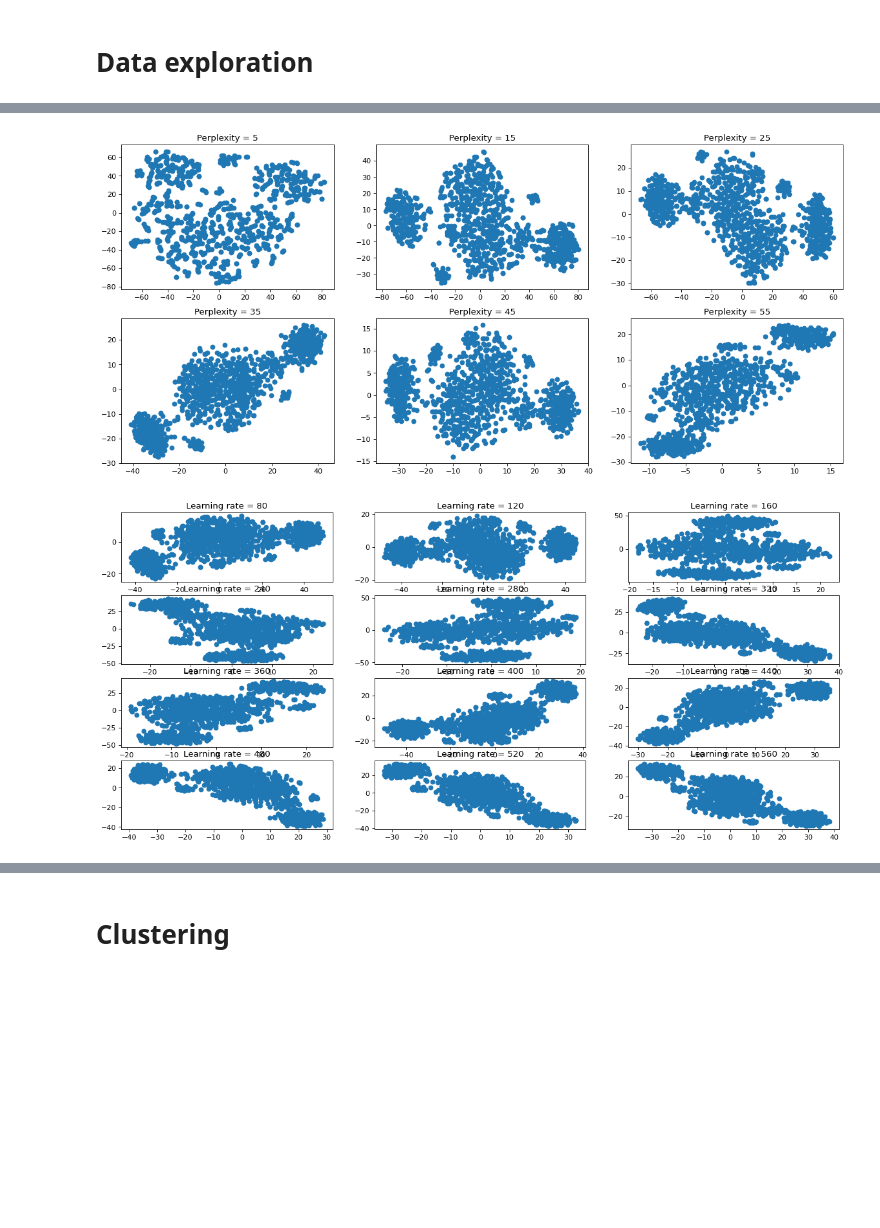
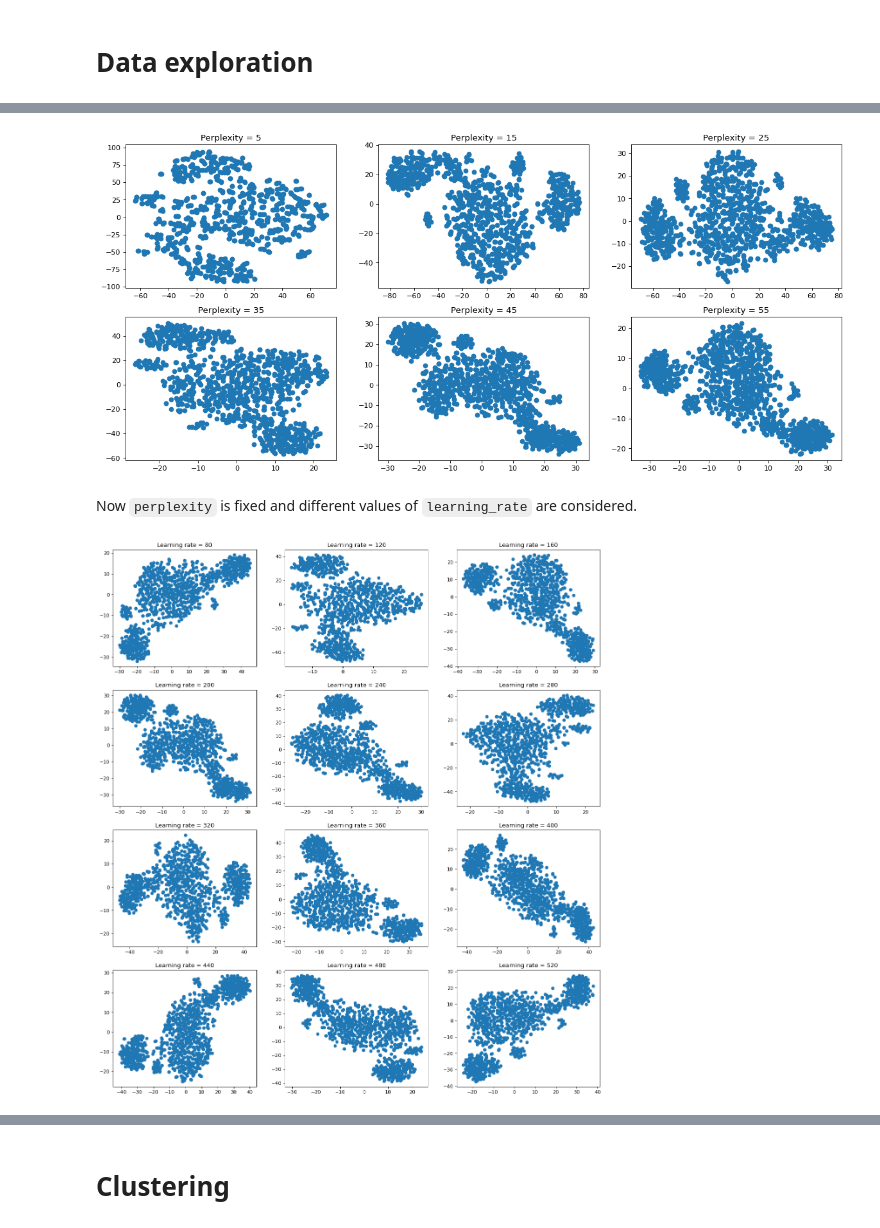
Before and after one commit to VenturelliMatteo/Clients-Clustering, a Jupyter notebook: Clustering.ipynb, the cells around one changed output, grey strips where cells are left out. Saved outputs shown, nothing was run; the diff lists cells and outputs as text; code cells hidden in the pictures; blank space fills up the shorter version.

```diff
--- a/Clustering.ipynb
+++ b/Clustering.ipynb
@@ -50,13 +64,22 @@ Defining the function to compute the distance: <code>hamming</code> for categori
 from scipy.spatial.distance import cdist
 
 def mixed_distance(A, B):
-    nFeat = 28
-    nCat = 16
+    nFeatures = 28      # total number of features (i.e. total number of columns of the array)
+    nOneHot = 16        # number of one-hot encoded features (columns of the array with possible values 0/1)
+    nCategorical = 5    # number of categorical features before one-hot encoding, used in the weighted sum to evaluate the distance
+
+    # reshaping is needed in order for the function to work
     A = A.reshape(1,-1)
     B = B.reshape(1,-1)
-    dCat = cdist(A[:, :nCat], B[:, :nCat], 'hamming')
-    dNum = cdist(A[:, nCat:], B[:, nCat:], 'cityblock')
-    wCat = float(nCat) / (float(nFeat))
-    d = wCat * dCat + (1 - wCat) * dNum
-    return d
+
+    # computing the hamming distance for one-hot columns and cityblock (L1) distance for numerical columns
+    dCategorical = cdist(A[:, :nOneHot], B[:, :nOneHot], 'hamming')
+    dNumeric = cdist(A[:, nOneHot:], B[:, nOneHot:], 'cityblock')
+
+    # computing the weight associated to categorical features (number of categorical features divided by total number of features)
+    wCategorical = float(nCategorical) / (float(nFeatures))
+
+    # computing the distance as the weighted sum of hamming and L1 distances
+    distance = wCategorical * dCategorical + (1 - wCategorical) * dNumeric
+    return distance
 # %% [markdown]
@@ -70,63 +96,84 @@ and apply tSNE with different learning rates.
 # %%
 from sklearn.manifold import TSNE
 
-# usual values for perplexity are in the range (5, 50) so we define a range (5, 55) with step = 10
+# usual values for perplexity are in the range (5, 50) so we define a range (5, 55) with step size = 10
 initial_perplexity = 5
 final_perplexity = 55
 step = 10
+perplexity_vector = np.arange(initial_perplexity, final_perplexity + step, step)
 
-learning_rate = 200 #default value
-dimensions = 2
+learning_rate = 200   # default value
+dimensions = 2        # output dimensionality
 
-# defining the matplotlib object that contains multiple plots
-fig, axes = plt.subplots(2, 3, figsize=(18,8), dpi=80)
+# defining rows and columns of the subplots, then defining the matplotlib object to contain multiple plots
 row = 0
 column = 0
+max_rows = 2
+max_columns = 3
+fig, axes = plt.subplots(max_rows, max_columns, figsize=(18,8), dpi=80)
 
-# for each perplexity value we apply tsne and plot the results
-for perplexity in range(initial_perplexity, final_perplexity + 1, step):
+# for each perplexity value we apply t-sne and plot the results
+for perplexity in perplexity_vector:
   tsne = TSNE(n_components=dimensions,
               perplexity=perplexity,
               learning_rate=learning_rate,
-              metric=mixed_distance,
+              metric=mixed_distance,        # the metric used is the custom mixed_distance
               random_state=seed)
+
+  # using fit_transform to apply the transformation on the data and store the new representation in X_tsne
   X_tsne = tsne.fit_transform(data)
+
+  # defining the subplot to plot data on
   ax = axes[row][column]
+
+  # plotting the data in a scatterplot
   ax.scatter(X_tsne[:, 0], X_tsne[:, 1])
   ax.set_title(f'Perplexity = {perplexity}')
+
+  # updating column and row values
   column = column + 1
-  if column % 3 == 0:
+  if column % max_columns == 0:
     column = 0
     row = row + 1
 # %% [output]
-[figure, old version]
+[figure, new version]
+# %% [markdown]
+Now <code>perplexity</code> is fixed and different values of <code>learning_rate</code> are considered.
 # %%
-# here we fix the perplexity to 35 and try different learning rates
+# setting learning_rate to vary between 80 and 520 with step size of 40
+initial_learning_rate = 80
+final_learning_rate = 520
+step = 40
+learning_rate_vector = np.arange(initial_learning_rate, final_learning_rate + step, step)
 
-learning_rate_vector = np.array([80, 120, 160, 240, 280, 320, 360, 400, 440, 480, 520, 560])
-
-perplexity = 35 #best value from past cell
+perplexity = 45   # 'best' value from past cell
 dimensions = 2
 
-fig, axes = plt.subplots(4, 3, figsize=(18,20), dpi=80)
 row = 0
 column = 0
+max_rows = 4
+max_columns = 3
+fig, axes = plt.subplots(max_rows, max_columns, figsize=(18,20), dpi=80)
 
 for learning_rate in learning_rate_vector:
   tsne = TSNE(n_components=dimensions,
               perplexity=perplexity,
               learning_rate=learning_rate,
               metric=mixed_distance,
               random_state=seed)
+
   X_tsne = tsne.fit_transform(data)
+
   ax = axes[row][column]
+
   ax.scatter(X_tsne[:, 0], X_tsne[:, 1])
   ax.set_title(f'Learning rate = {learning_rate}')
+
   column = column + 1
   if column % 3 == 0:
     column = 0
     row = row + 1
 # %% [output]
-[figure, old version]
+[figure, new version]
 # %% [markdown]
 ## PCA
```
Also changed, not shown: parts of 17 cells of this notebook.
